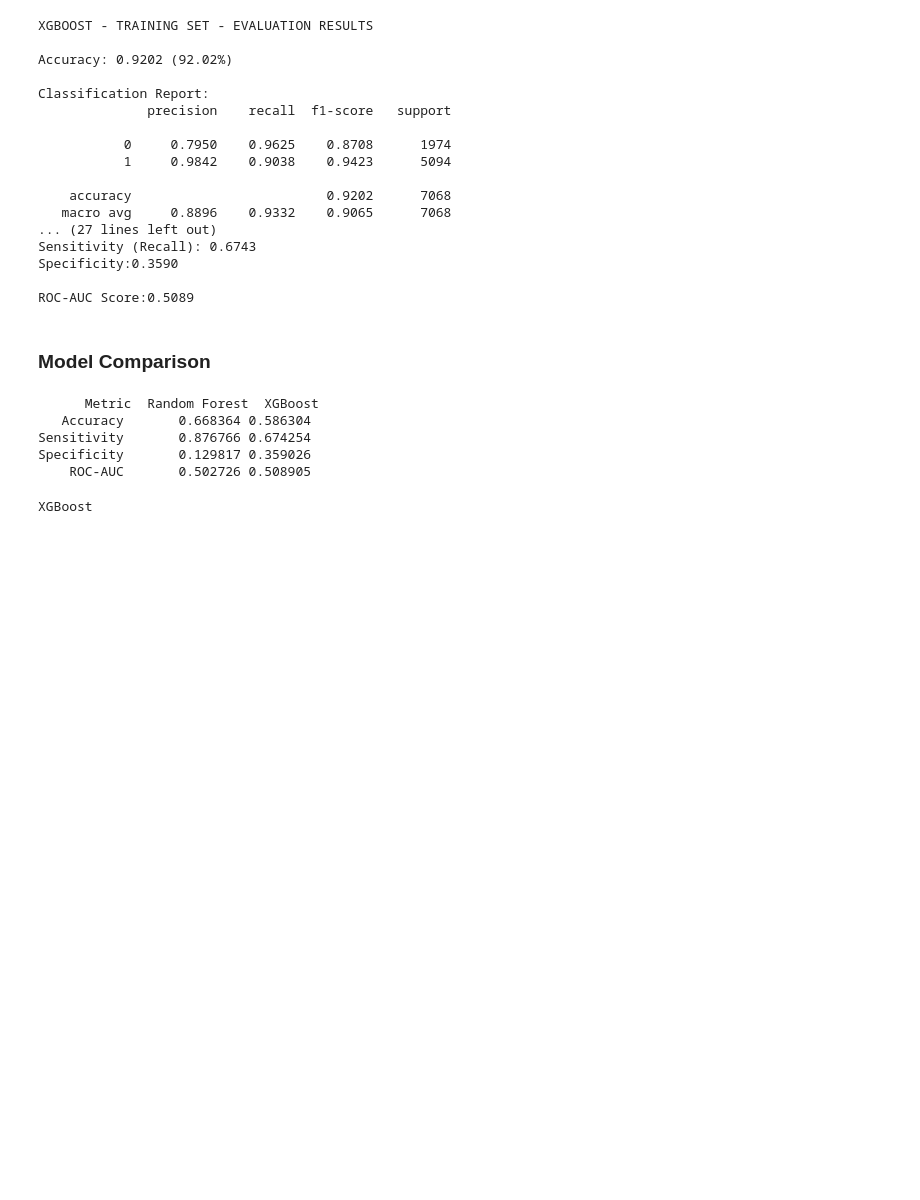
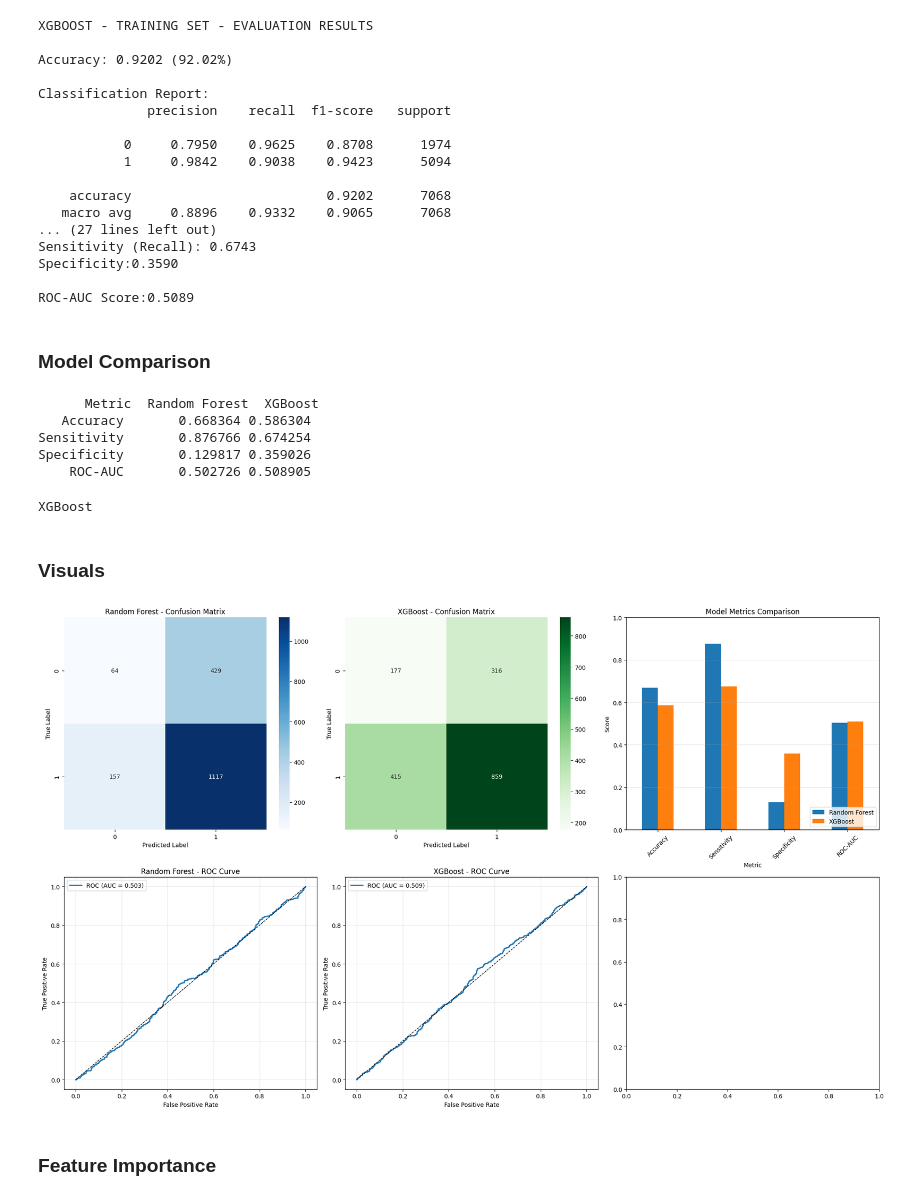
Before and after one commit to JKariithi/afyaBand, a Jupyter notebook: notebooks/models.ipynb, the cells around one changed output. Cells and saved outputs as stored; diff of their text form; code cells hidden in the pictures; blank space fills up the shorter version.

Commit message:
generated ROC Curves for both models,Confusion matrix,model Metrics comparison,did feature importance analysis and saved the model

```diff
--- a/notebooks/models.ipynb
+++ b/notebooks/models.ipynb
@@ -394,3 +388,74 @@ else:
     best_model_name = "XGBoost"
 # %% [output]
 XGBoost
+# %% [markdown]
+### Visuals
+# %%
+#subplot grid
+fig, axes = plt.subplots(2, 3, figsize=(20, 12))
+
+#Confusion Matrix - Random Forest
+sns.heatmap(
+    rf_test_metrics['confusion_matrix'],
+    annot=True,
+    fmt='d',
+    cmap='Blues',
+    ax=axes[0, 0]
+)
+axes[0, 0].set_title('Random Forest - Confusion Matrix')
+axes[0, 0].set_ylabel('True Label')
+axes[0, 0].set_xlabel('Predicted Label')
+
+#Confusion Matrix - XGBoost
+sns.heatmap(
+    xgb_test_metrics['confusion_matrix'],
+    annot=True,
+    fmt='d',
+    cmap='Greens',
+    ax=axes[0, 1]
+)
+axes[0, 1].set_title('XGBoost - Confusion Matrix')
+axes[0, 1].set_ylabel('True Label')
+axes[0, 1].set_xlabel('Predicted Label')
+
+#Metrics Comparison
+metrics_comparison = comparison_df.set_index('Metric')
+metrics_comparison.plot(kind='bar', ax=axes[0, 2], rot=45)
+axes[0, 2].set_title('Model Metrics Comparison')
+axes[0, 2].set_ylabel('Score')
+axes[0, 2].set_ylim(0, 1)
+axes[0, 2].grid(axis='y', alpha=0.3)
+axes[0, 2].legend(loc='lower right')
+
+#ROC Curve - Random Forest (binary only)
+fpr_rf, tpr_rf, _ = roc_curve(y_test, y_test_pred_proba_rf)
+axes[1, 0].plot(
+    fpr_rf, tpr_rf, lw=2,
+    label=f'ROC (AUC = {rf_test_metrics["roc_auc"]:.3f})'
+)
+axes[1, 0].plot([0, 1], [0, 1], 'k--', lw=1)
+axes[1, 0].set_title('Random Forest - ROC Curve')
+axes[1, 0].set_xlabel('False Positive Rate')
+axes[1, 0].set_ylabel('True Positive Rate')
+axes[1, 0].legend()
+axes[1, 0].grid(alpha=0.3)
+
+#ROC Curve - XGBoost (binary only)
+fpr_xgb, tpr_xgb, _ = roc_curve(y_test, y_test_pred_proba_xgb)
+axes[1, 1].plot(
+    fpr_xgb, tpr_xgb, lw=2,
+    label=f'ROC (AUC = {xgb_test_metrics["roc_auc"]:.3f})'
+)
+axes[1, 1].plot([0, 1], [0, 1], 'k--', lw=1)
+axes[1, 1].set_title('XGBoost - ROC Curve')
+axes[1, 1].set_xlabel('False Positive Rate')
+axes[1, 1].set_ylabel('True Positive Rate')
+axes[1, 1].legend()
+axes[1, 1].grid(alpha=0.3)
+
+plt.tight_layout()
+plt.show()
+# %% [output]
+[figure, added]
+# %% [markdown]
+### Feature Importance
```
Also changed, not shown: parts of 8 cells of this notebook.
